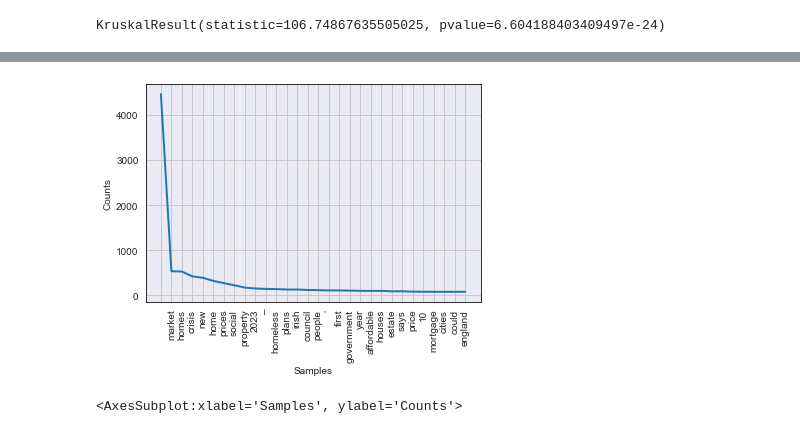
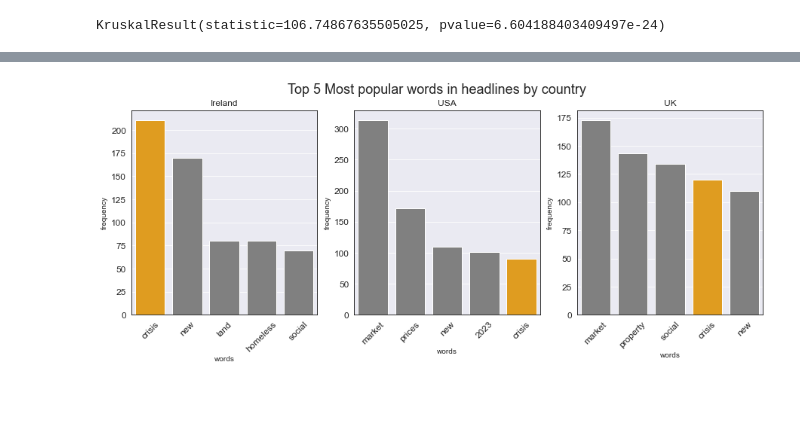
Before and after one commit to alexCCTcollege/CA-2, a Jupyter notebook: Code.ipynb, the cells around one changed output, grey strips where cells are left out. Saved outputs shown, nothing was run; the diff lists cells and outputs as text; code cells hidden in the pictures; blank space fills up the shorter version.

```diff
--- a/Code.ipynb
+++ b/Code.ipynb
@@ -185,6 +183,16 @@ stats.kruskal(a['polarity'],b['polarity'],c['polarity'])
 # %% [output]
 KruskalResult(statistic=106.74867635505025, pvalue=6.604188403409497e-24)
 # %%
+import string
 stopwords = set(stopwords.words("english"))
-text = headlines['title'].str.cat(sep=' ')
-tokens = nltk.word_tokenize(text)
+stopwords.add('housing')
+stopwords.add('house')
+stopwords.add('ireland')
+stopwords.add('usa')
+stopwords.add('uk')
+stopwords.add('us')
+stopwords.add(' ')
+stopwords.add('')
+stopwords.add('home')
+stopwords.add('homes')
+stopwords.add('irish')
@@ -215,9 +215,27 @@ for w in tokens:
-# %%
-from nltk.probability import FreqDist
-
-# Calculate the frequency distribution
-fdist = FreqDist(filtered_token)
-fdist.plot(30)
-# %% [output]
-[figure, removed]
-<AxesSubplot:xlabel='Samples', ylabel='Counts'>
+# %%
+from collections import Counter
+fig, ax = plt.subplots(1,3,figsize=(15, 5))
+fig.suptitle('Top 5 Most popular words in headlines by country',fontsize=18)
+a = Counter(eire)
+a = pd.DataFrame.from_dict(a, orient='index').reset_index()
+sns.barplot(y=0 ,x='index',data=a.nlargest(5, 0), ax=ax[0], palette= ['gray' if word != 'crisis' else 'orange' for word in a.nlargest(5, 0)['index']])
+ax[0].set_title('Ireland')
+ax[0].set(xlabel='words', ylabel='frequency')
+ax[0].tick_params(axis='x',labelrotation=45, labelsize=12)
+ax[0].tick_params(labelsize=12)
+a = Counter(USA)
+a = pd.DataFrame.from_dict(a, orient='index').reset_index()
+sns.barplot(y=0,x='index',data=a.nlargest(5, 0),ax=ax[1], palette= ['gray' if word != 'crisis' else 'orange' for word in a.nlargest(5, 0)['index']])
+ax[1].set_title('USA')
+ax[1].set(xlabel='words', ylabel='frequency')
+ax[1].tick_params(axis='x',labelrotation=45,labelsize=12)
+ax[1].tick_params(labelsize=12)
+a = Counter(uk)
+a = pd.DataFrame.from_dict(a, orient='index').reset_index()
+sns.barplot(y=0,x='index',data=a.nlargest(5, 0), ax=ax[2], palette= ['gray' if word != 'crisis' else 'orange' for word in a.nlargest(5, 0)['index']])
+ax[2].set_title('UK')
+ax[2].set(xlabel='words', ylabel='frequency')
+ax[2].tick_params(axis='x',labelrotation=45,labelsize=12)
+ax[2].tick_params(labelsize=12)
+# %% [output]
+[figure, added]
```
Also changed, not shown: parts of 7 cells of this notebook, 1 other file.
